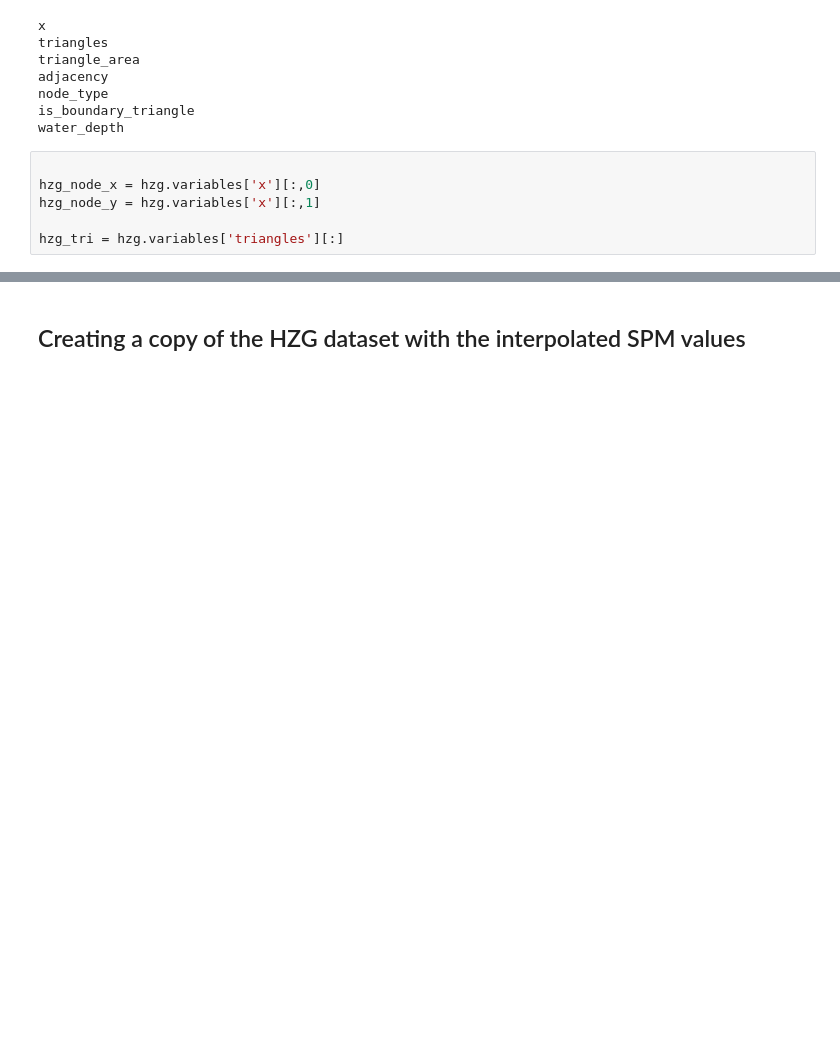
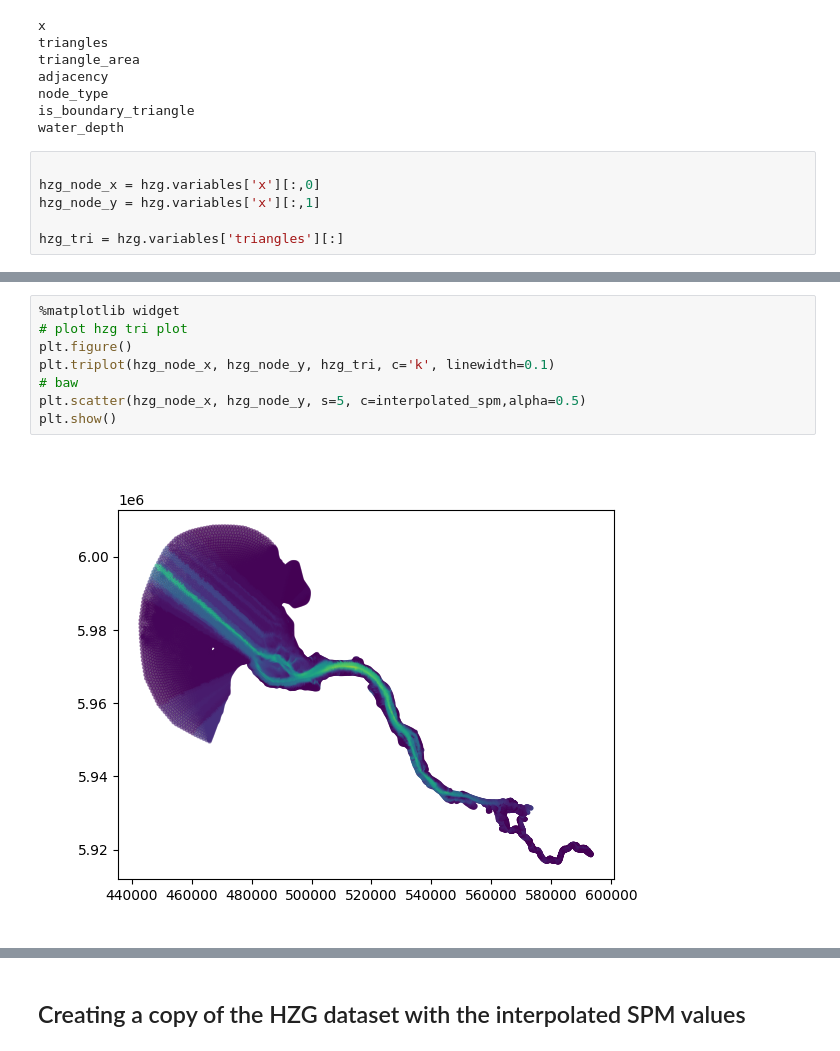
Before and after one commit to 465b/oceantracker, a Jupyter notebook: experiments/auxiliaries/adding_baw_turbidity_to_hzg_dataset/adding_baw_turbidity_as_classes_to_hzg_dataset.ipynb, the cells around one changed output, grey strips where cells are left out. Saved outputs shown, nothing was run; the diff lists cells and outputs as text; blank space fills up the shorter version.

```diff
--- a/experiments/auxiliaries/adding_baw_turbidity_to_hzg_dataset/adding_baw_turbidity_as_classes_to_hzg_dataset.ipynb
+++ b/experiments/auxiliaries/adding_baw_turbidity_to_hzg_dataset/adding_baw_turbidity_as_classes_to_hzg_dataset.ipynb
@@ -90,0 +189,10 @@ hzg_tri = hzg.variables['triangles'][:]
+# %%
+%matplotlib widget
+# plot hzg tri plot
+plt.figure()
+plt.triplot(hzg_node_x, hzg_node_y, hzg_tri, c='k', linewidth=0.1)
+# baw
+plt.scatter(hzg_node_x, hzg_node_y, s=5, c=interpolated_spm,alpha=0.5)
+plt.show()
+# %% [output]
+[figure, added]
```
Also changed, not shown: parts of 23 cells of this notebook, 5 other files.
